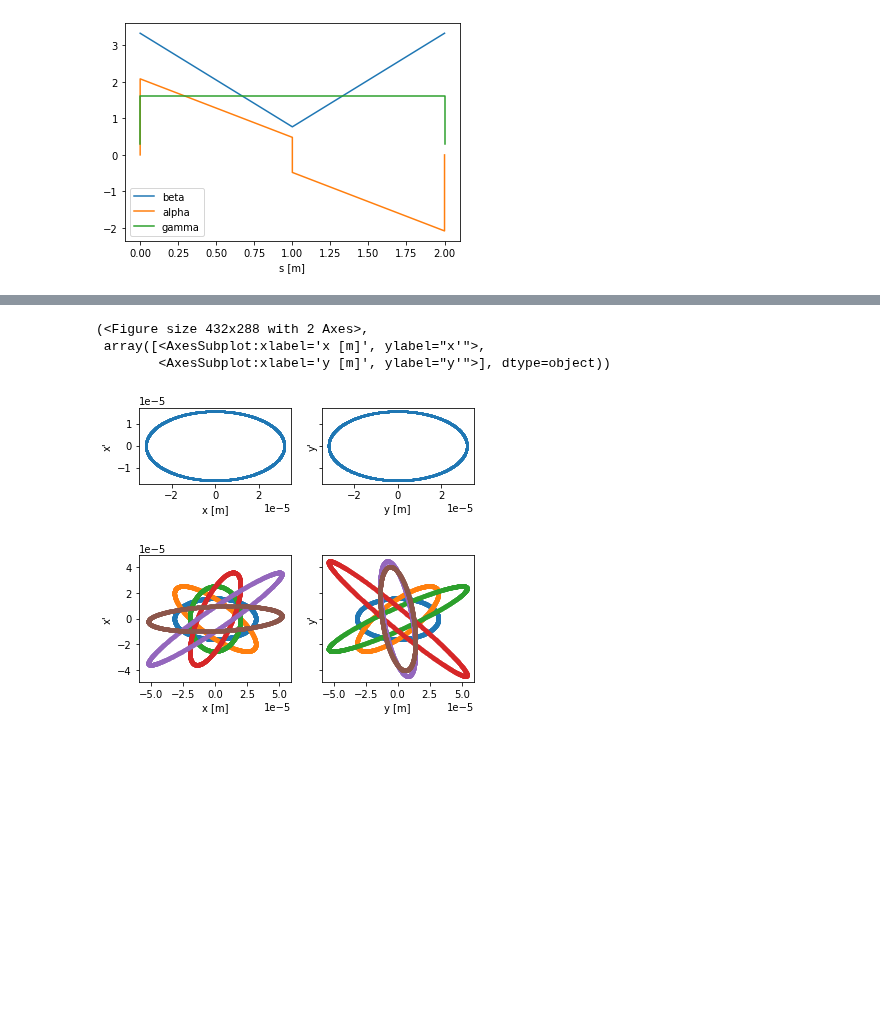
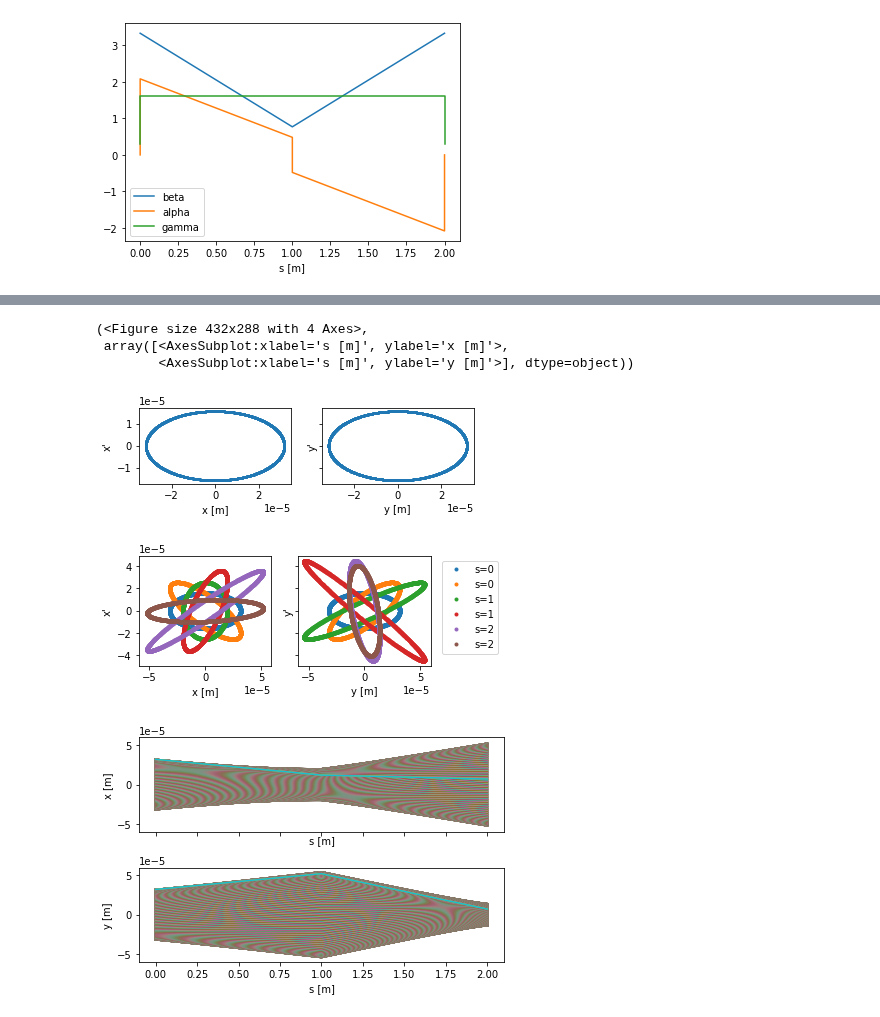
Before and after one commit to loiccoyle/pyaccelerator, a Jupyter notebook: noteboooks/plotting.ipynb, the cells around one changed output, grey strips where cells are left out. Cells and saved outputs as stored; diff of their text form; code cells hidden in the pictures; blank space fills up the shorter version.

Commit message:
Tweak plotting (#19)
better transported phase space plotting

```diff
--- a/noteboooks/plotting.ipynb
+++ b/noteboooks/plotting.ipynb
@@ -46,12 +46,14 @@ coords.plot()
 # %%
 ellipse = Beam().ellipse([2, 0, 1/2])
 ellipse.plot()
 transported_ellipse = FODO.transport(ellipse)
 transported_ellipse.plot()
+transported_ellipse.plot(style='s')
 # %% [output]
-(<Figure size 432x288 with 2 Axes>,
- array([<AxesSubplot:xlabel='x [m]', ylabel="x'">,
-        <AxesSubplot:xlabel='y [m]', ylabel="y'">], dtype=object))
+(<Figure size 432x288 with 4 Axes>,
+ array([<AxesSubplot:xlabel='s [m]', ylabel='x [m]'>,
+        <AxesSubplot:xlabel='s [m]', ylabel='y [m]'>], dtype=object))
 [figure]
-[figure, old version]
+[figure, new version]
+[figure, added]
 # %%
```
Also changed, not shown: parts of 3 cells of this notebook, 5 other files.
